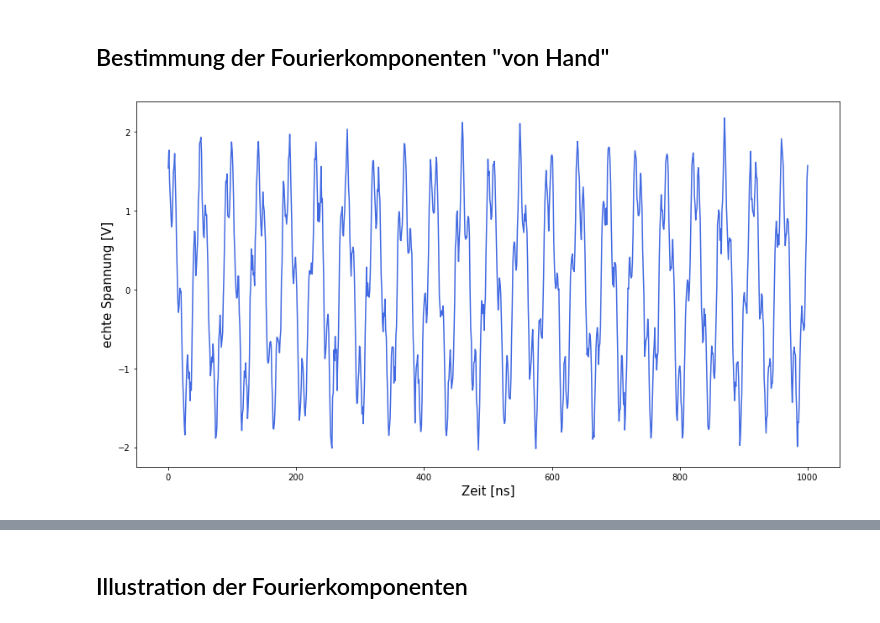
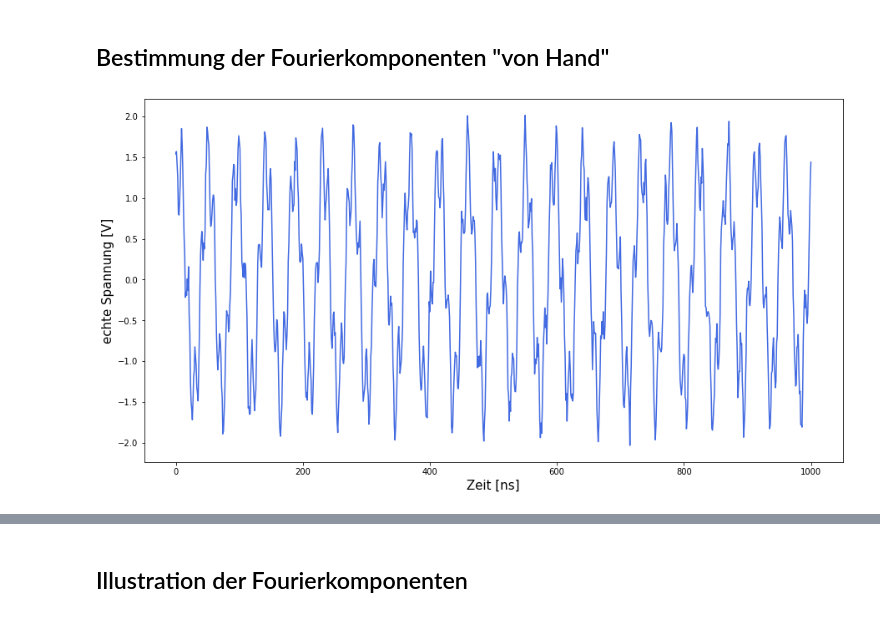
Before and after one commit to datenanalysephysik/skriptnotebooks, a Jupyter notebook: Fouriersynthese.ipynb, the cells around one changed output, grey strips where cells are left out. Saved outputs shown, nothing was run; the diff lists cells and outputs as text; code cells hidden in the pictures.

```diff
--- a/Fouriersynthese.ipynb
+++ b/Fouriersynthese.ipynb
@@ -30,12 +30,12 @@ x = sig1 + sig2 + noise1 # das zu beobachtendes Spannungssignal mit Frequenz f_s
 # %%
 plt.figure(figsize=(15, 8))
 plt.plot(t, x, color='royalblue', label="Spannung U (V)")
-plt.axes().set_aspect('auto', 'datalim')
+# plt.axes().set_aspect('auto', 'datalim')
 plt.xlabel('Zeit [ns]', fontsize = 15)
 plt.ylabel('echte Spannung [V]', fontsize = 15)
 plt.show()
 # %% [output]
-[figure, old version]
+[figure, new version]
 # %%
 def CN(x,f):
     Xn = 0
```
Also changed, not shown: parts of 6 cells of this notebook, 1 other file.
